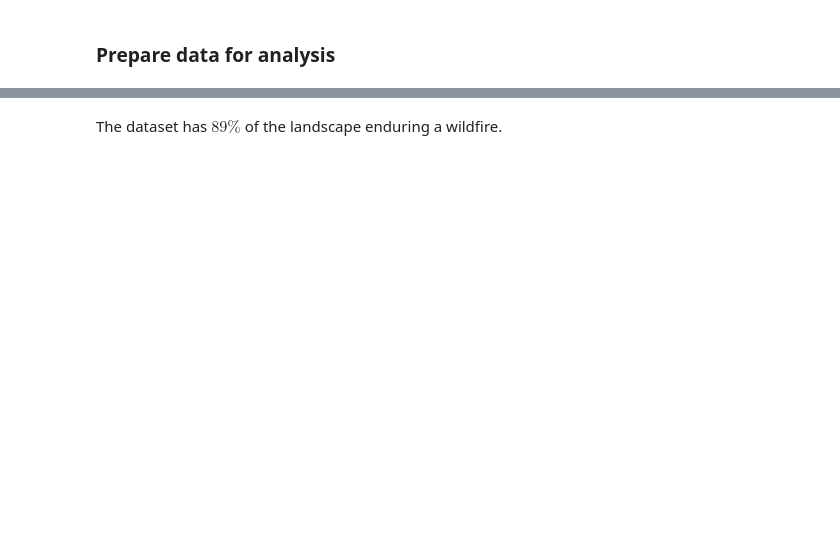
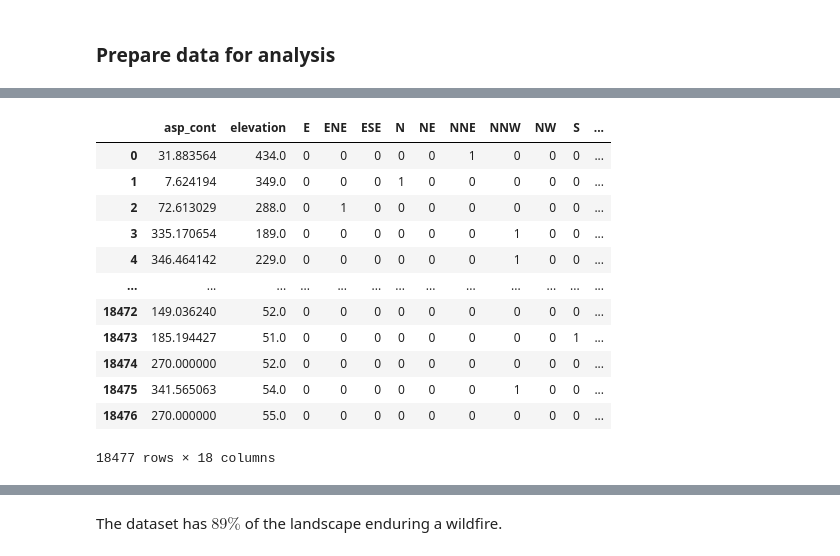
Before and after one commit to sralter/classifire, a Jupyter notebook: 01_capstone_notebooks/alter_samuel_capstone_geoanalysis.ipynb, the cells around one changed output, grey strips where cells are left out. Saved outputs shown, nothing was run; the diff lists cells and outputs as text; code cells hidden in the pictures; blank space fills up the shorter version.

```diff
--- a/01_capstone_notebooks/alter_samuel_capstone_geoanalysis.ipynb
+++ b/01_capstone_notebooks/alter_samuel_capstone_geoanalysis.ipynb
@@ -189,3 +275,28 @@ KeyError: "['perim_asp_1'] not in index"
+# %%
+# define X and y
+
+droppedCols=['objectid','perim_id','geometry','asp_cat','fire']
+
+cols=[col for col in sm_geo.columns if col not in droppedCols]
+
+X=sm_geo[cols]
+y=sm_geo[['fire']]
+
+X
+# %% [output]
+|  | asp_cont | elevation | E | ENE | ESE | N | NE | NNE | NNW | NW | S | ... |
+| 0 | 31.883564 | 434.0 | 0 | 0 | 0 | 0 | 0 | 1 | 0 | 0 | 0 | ... |
+| 1 | 7.624194 | 349.0 | 0 | 0 | 0 | 1 | 0 | 0 | 0 | 0 | 0 | ... |
+| 2 | 72.613029 | 288.0 | 0 | 1 | 0 | 0 | 0 | 0 | 0 | 0 | 0 | ... |
+| 3 | 335.170654 | 189.0 | 0 | 0 | 0 | 0 | 0 | 0 | 1 | 0 | 0 | ... |
+| 4 | 346.464142 | 229.0 | 0 | 0 | 0 | 0 | 0 | 0 | 1 | 0 | 0 | ... |
+| ... | ... | ... | ... | ... | ... | ... | ... | ... | ... | ... | ... | ... |
+| 18472 | 149.036240 | 52.0 | 0 | 0 | 0 | 0 | 0 | 0 | 0 | 0 | 0 | ... |
+| 18473 | 185.194427 | 51.0 | 0 | 0 | 0 | 0 | 0 | 0 | 0 | 0 | 1 | ... |
+| 18474 | 270.000000 | 52.0 | 0 | 0 | 0 | 0 | 0 | 0 | 0 | 0 | 0 | ... |
+| 18475 | 341.565063 | 54.0 | 0 | 0 | 0 | 0 | 0 | 0 | 1 | 0 | 0 | ... |
+| 18476 | 270.000000 | 55.0 | 0 | 0 | 0 | 0 | 0 | 0 | 0 | 0 | 0 | ... |
+18477 rows × 18 columns
 # %%
 print(X.shape)
 print(y.shape)
```
Also changed, not shown: parts of 19 cells of this notebook, 2 other files.
